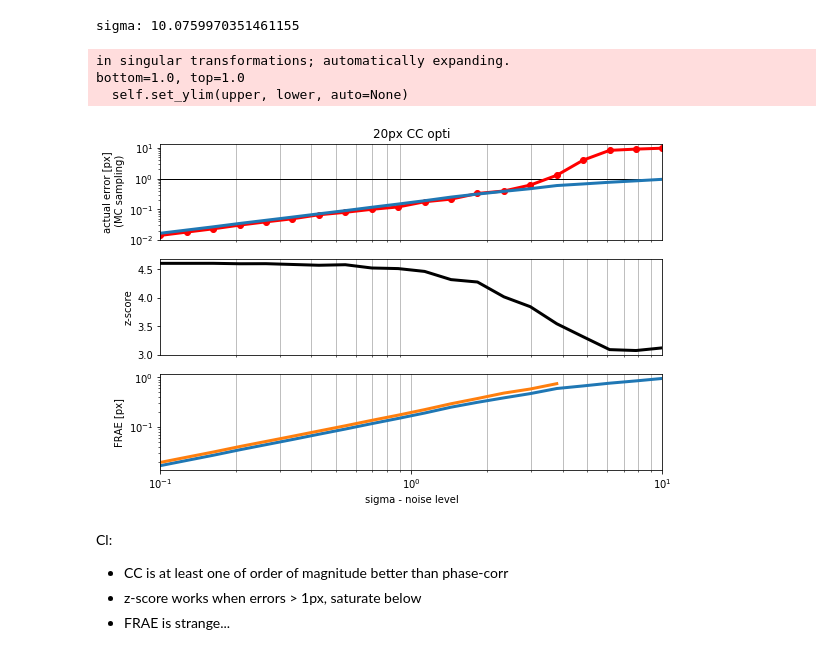
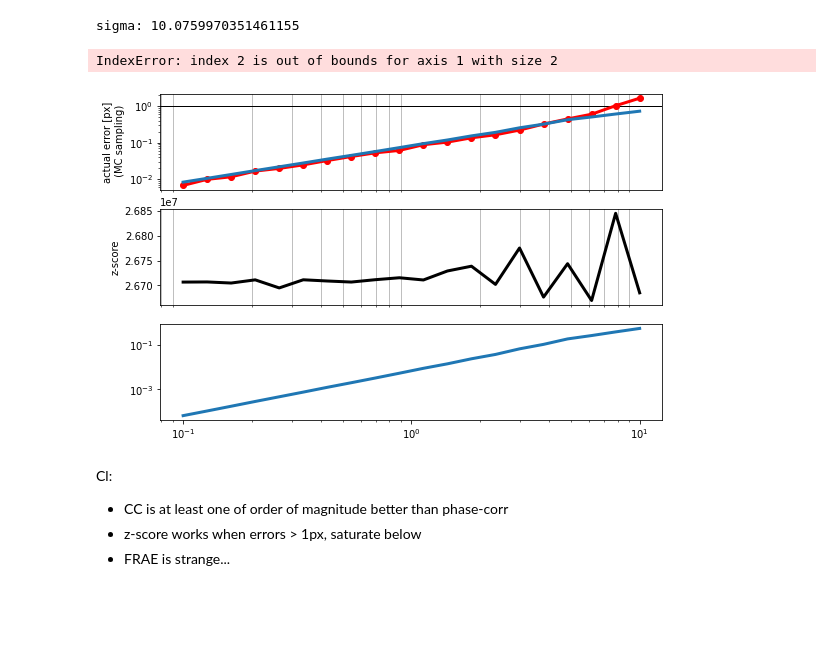
Before and after one commit to xdze2/stretchablecorr, a Jupyter notebook: error_estimation_artif.ipynb, the cells around one changed output. Cells and saved outputs as stored; diff of their text form; code cells hidden in the pictures; blank space fills up the shorter version.

```diff
--- a/error_estimation_artif.ipynb
+++ b/error_estimation_artif.ipynb
@@ -8,16 +8,3 @@ from skimage import io
 from skimage.data import rocket
 # %%
 import stretchablecorr as sc
-# %%
-window_half_size = 5
-dx_span, dy_span, phase_corr, res = sc.output_cross_correlation(A, B, upsamplefactor=5, phase=False)
-displ, err = sc.get_shifts(A, B, window_half_size, window_half_size,
-           window_half_size=window_half_size,
-           coarse_search=False,
-           phase=False,
-           method='opti')
-print(displ)
-plt.figure();
-plt.pcolor(dx_span, dy_span, phase_corr);
-plt.plot(*displ[::1], 'rx')
-plt.colorbar(); plt.axis('equal');
@@ -44,6 +13,18 @@ plt.ylim([-3, 3]);
 # %%
 # see https://en.wikipedia.org/wiki/Perlin_noise#/media/File:Perlin.png
 I = io.imread('./images/PerlinNoise2D.png').mean(axis=2)
-I = I[::3, ::3]
-plt.imshow(I); plt.title('Perlin noise');
+I = io.imread('./images/HS2_01/01p600146.TIF')[400:450, 400:450]
+#I = (I - np.min(I) )/np.std(I)
+#I = io.imread('./images/PDMS_Amazon_18juin/output_0017.tiff')[100:300, 100:305].mean(axis=2)
+
+#I = I[::3, ::3]
+# plt.imshow(I); plt.title('Perlin noise');
+dx_span, dy_span, phase_corr, res = sc.output_cross_correlation(I, I,
+                                                                upsamplefactor=1, phase=False)
+
+
+
+fig, (ax1, ax2) = plt.subplots(1, 2, figsize=(10,4))
+ax1.imshow(I);
+ax2.imshow(phase_corr);
 # %% [output]
@@ -73,7 +54,7 @@ def sample_N(A, B, sigma, params, N, random=False):
     for _ in range(N):
         try:
             if random:
-                sigma = 0.1 + np.random.rand()*10
+                sigma = 0.01 + np.random.rand()*1
             u, err = sample_one(A, B, sigma, params)
             errors.append(err)
             displ.append(u)
@@ -86,7 +67,7 @@ def avg_radius(u):
     d = np.sqrt(np.sum((u-u.mean(axis=0))**2, axis=1))
     return d.mean()
 # %%
-params = {'window_half_size': 20,
+params = {'window_half_size': 10,
           'coarse_search':False,
           'phase': False,
           'method':'opti' }
@@ -94,8 +75,3 @@ params = {'window_half_size': 20,
 displ, errors = sample_N(I, I, 0.2, params, 1500, random=True)
 
 displ = np.sqrt(np.sum(displ**2, axis=1))
-
-plt.title('FRAE (Hessian)')
-plt.loglog(displ, errors[:, 1], '.')
-plt.xlabel('displ error (px)');
-plt.ylabel('FRAE (px)');
@@ -182,38 +165,36 @@ sigma: 10.0759970351461155
 for results in stored_results.values():
 
     # Graph
     linewidth = 3
     fig, (ax1, ax2, ax3) = plt.subplots(3, 1, figsize=(9,6))
 
     ax1.axhline(y=1, color='black', linewidth=1)
     ax1.loglog(sigma_span, results['avg_radius'], '-o', label='truth (MC)', linewidth=linewidth, color='red')
     ax1.set_ylabel('actual error [px]\n (MC sampling)')
-    ax1.loglog(sigma_span, results['mean_errors'][:, 1], linewidth=linewidth)
+    ax1.loglog(sigma_span, np.sqrt(results['mean_errors'][:, 1]), linewidth=linewidth)
 
     ax1.set_xticks([])
     ax1.grid(axis='x', which='both')
 
     ax2.semilogx(sigma_span, results['mean_errors'][:, 0], linewidth=linewidth, color='black')
     ax2.set_ylabel('z-score');
     ax2.set_xticks([])
     ax2.grid(axis='x', which='both');
 
     ax3.loglog(sigma_span, results['mean_errors'][:, 1], linewidth=linewidth)
     ax3.loglog(sigma_span, results['mean_errors'][:, 2], linewidth=linewidth)
     ax3.set_ylabel('FRAE [px]');
     ax3.grid(axis='x', which='both')
 
     ax1.set_xlim([min(sigma_span), max(sigma_span)])
     ax2.set_xlim([min(sigma_span), max(sigma_span)])
     ax3.set_xlim([min(sigma_span), max(sigma_span)])
     plt.xlabel('sigma - noise level');
 
     ax1.set_title(construct_key(results['params']));
 # %% [output]
-in singular transformations; automatically expanding.
-bottom=1.0, top=1.0
-  self.set_ylim(upper, lower, auto=None)
+IndexError: index 2 is out of bounds for axis 1 with size 2
-[figure, old version]
+[figure, new version]
 # %% [markdown]
 Cl:
 - CC is at least one of order of magnitude better than phase-corr
```
Also changed, not shown: parts of 7 cells of this notebook, 2 other files.
